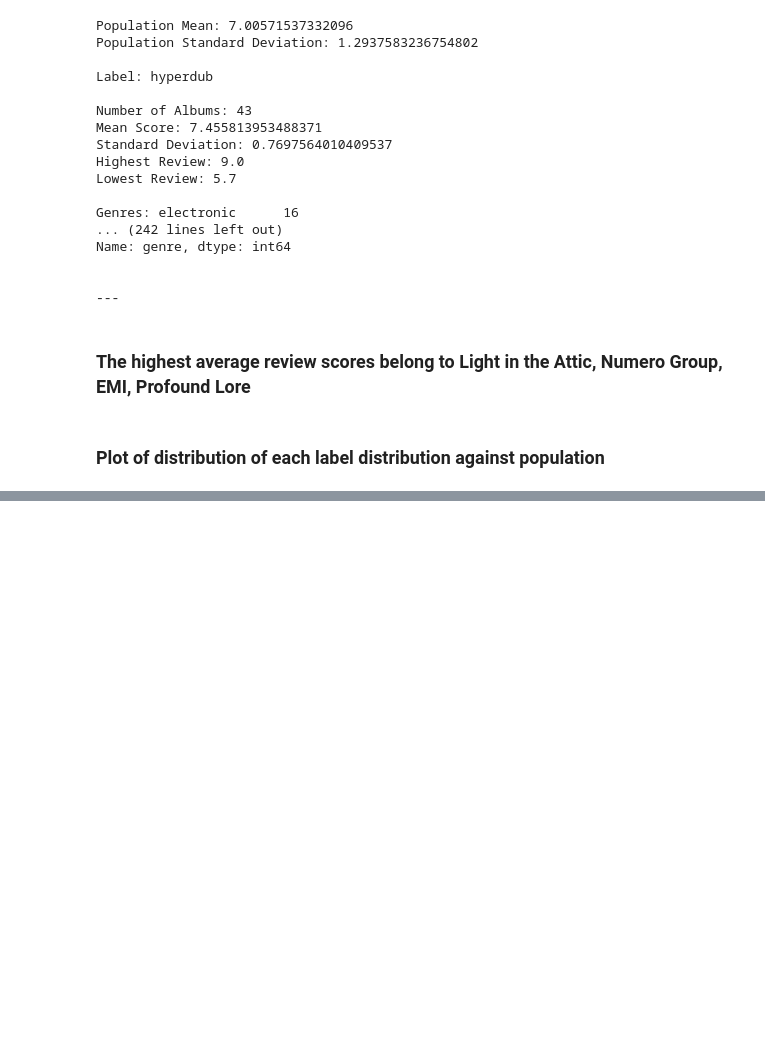
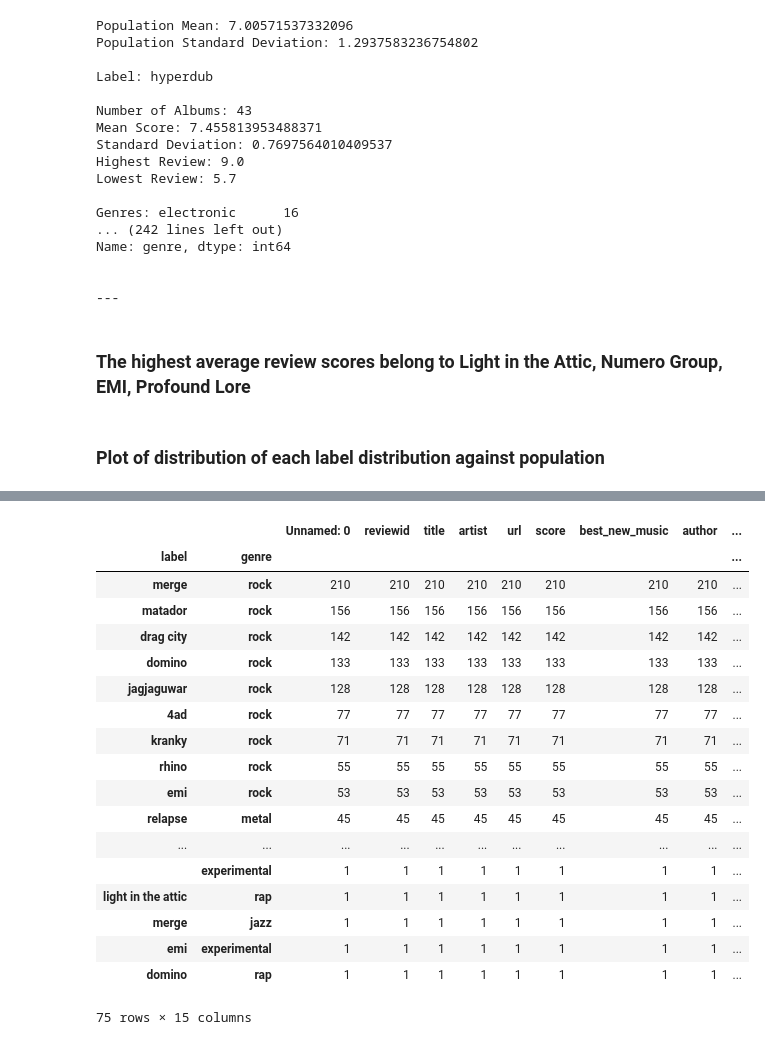
Before and after one commit to mdani38/Module-3-Project_houston-ds-082619, a Jupyter notebook: MAD_Hypothesis_Testing_2.ipynb, the cells around one changed output, grey strips where cells are left out. Drawn from its saved outputs; the diff is of its cells as text; code cells hidden in the pictures; blank space fills up the shorter version.

```diff
--- a/MAD_Hypothesis_Testing_2.ipynb
+++ b/MAD_Hypothesis_Testing_2.ipynb
@@ -509,3 +514,25 @@ plt.show()
 genre_label_count =df_sig_label.groupby(['label', 'genre']).count()
 # %%
 genre_label_count= genre_label_count.sort_values(by='reviewid', ascending = False)
+# %%
+genre_label_count
+# %% [output]
+|  |  | Unnamed: 0 | reviewid | title | artist | url | score | best_new_music | author | ... |
+| label | genre |  |  |  |  |  |  |  |  | ... |
+| merge | rock | 210 | 210 | 210 | 210 | 210 | 210 | 210 | 210 | ... |
+| matador | rock | 156 | 156 | 156 | 156 | 156 | 156 | 156 | 156 | ... |
+| drag city | rock | 142 | 142 | 142 | 142 | 142 | 142 | 142 | 142 | ... |
+| domino | rock | 133 | 133 | 133 | 133 | 133 | 133 | 133 | 133 | ... |
+| jagjaguwar | rock | 128 | 128 | 128 | 128 | 128 | 128 | 128 | 128 | ... |
+| 4ad | rock | 77 | 77 | 77 | 77 | 77 | 77 | 77 | 77 | ... |
+| kranky | rock | 71 | 71 | 71 | 71 | 71 | 71 | 71 | 71 | ... |
+| rhino | rock | 55 | 55 | 55 | 55 | 55 | 55 | 55 | 55 | ... |
+| emi | rock | 53 | 53 | 53 | 53 | 53 | 53 | 53 | 53 | ... |
+| relapse | metal | 45 | 45 | 45 | 45 | 45 | 45 | 45 | 45 | ... |
+| ... | ... | ... | ... | ... | ... | ... | ... | ... | ... | ... |
+|  | experimental | 1 | 1 | 1 | 1 | 1 | 1 | 1 | 1 | ... |
+| light in the attic | rap | 1 | 1 | 1 | 1 | 1 | 1 | 1 | 1 | ... |
+| merge | jazz | 1 | 1 | 1 | 1 | 1 | 1 | 1 | 1 | ... |
+| emi | experimental | 1 | 1 | 1 | 1 | 1 | 1 | 1 | 1 | ... |
+| domino | rap | 1 | 1 | 1 | 1 | 1 | 1 | 1 | 1 | ... |
+75 rows × 15 columns
```
Also changed, not shown: parts of 19 cells of this notebook, 6 other files.
